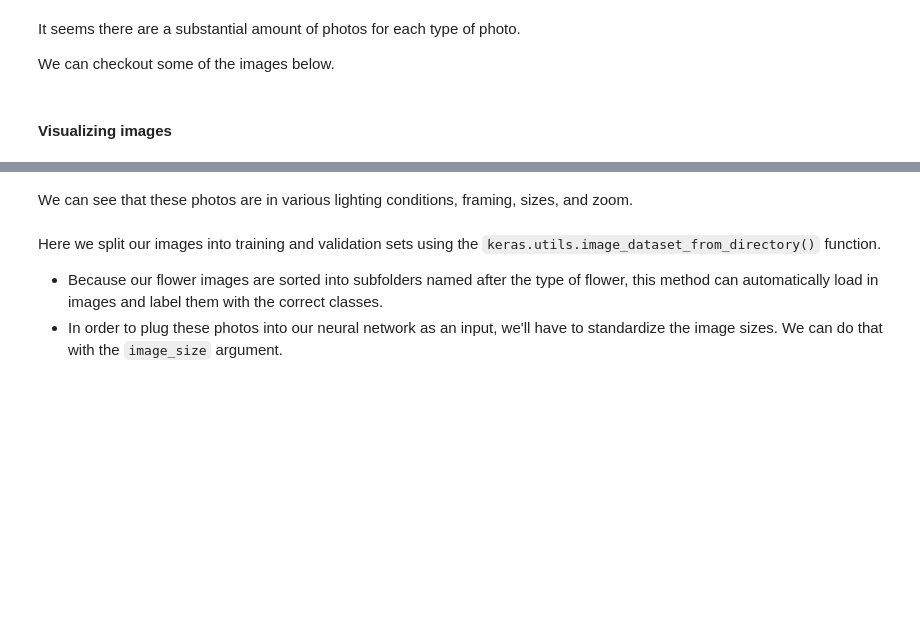
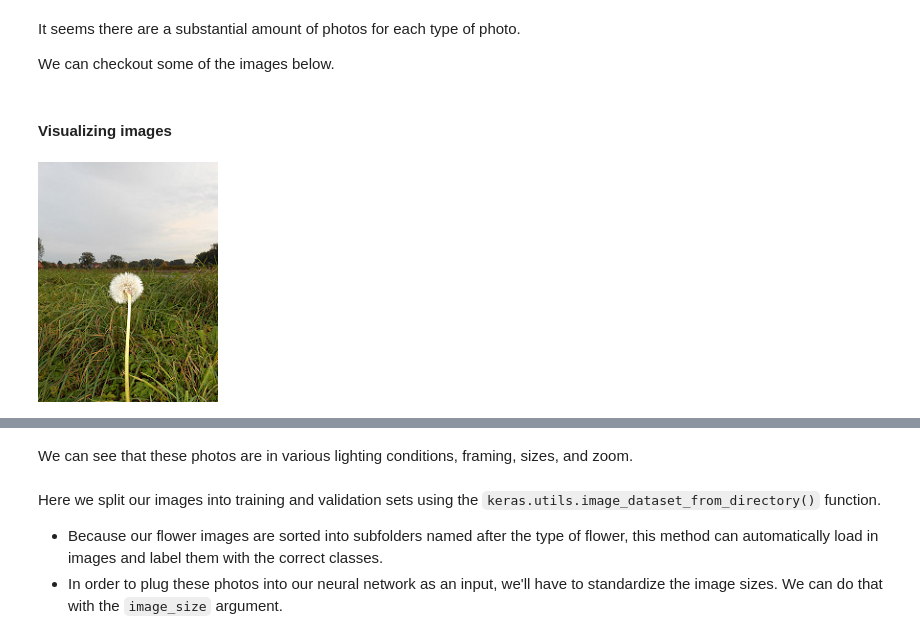
Before and after one commit to sslaquerre07/IBM_Machine_Learning, a Jupyter notebook: course5/module2/LoadingImages.ipynb, the cells around one changed output, grey strips where cells are left out. Saved outputs shown, nothing was run; the diff lists cells and outputs as text; code cells hidden in the pictures; blank space fills up the shorter version.

```diff
--- a/course5/module2/LoadingImages.ipynb
+++ b/course5/module2/LoadingImages.ipynb
@@ -224,6 +239,7 @@ Using this technique, we can instantiate three types of models:
 **Fashion MNIST** is another collection of 60,000 28x28 grayscale images belonging to 10 different classes, along with a test set of 10,000 images. Write code to load the Fashion MNIST dataset using  `fashion_mnist.load_data()` from `keras.datasets`.
 # %%
 # Write your code here
+(X_train, y_train), (X_test, y_test) = keras.datasets.fashion_mnist.load_data()
 # %% [markdown]
 <details>
     <summary>Click here for solution</summary>
@@ -451,7 +501,9 @@ We can checkout some of the images below.
 #### Visualizing images
 # %%
 dandelion = list(data_dir.glob('dandelion/*'))
-PIL.Image.open(str(dandelion[1]))
+PIL.Image.open(dandelion[2])
+# %% [output]
+[figure, added]
 # %%
 roses = list(data_dir.glob('roses/*'))
 PIL.Image.open(str(roses[1]))
```
Also changed, not shown: parts of 25 cells of this notebook.
